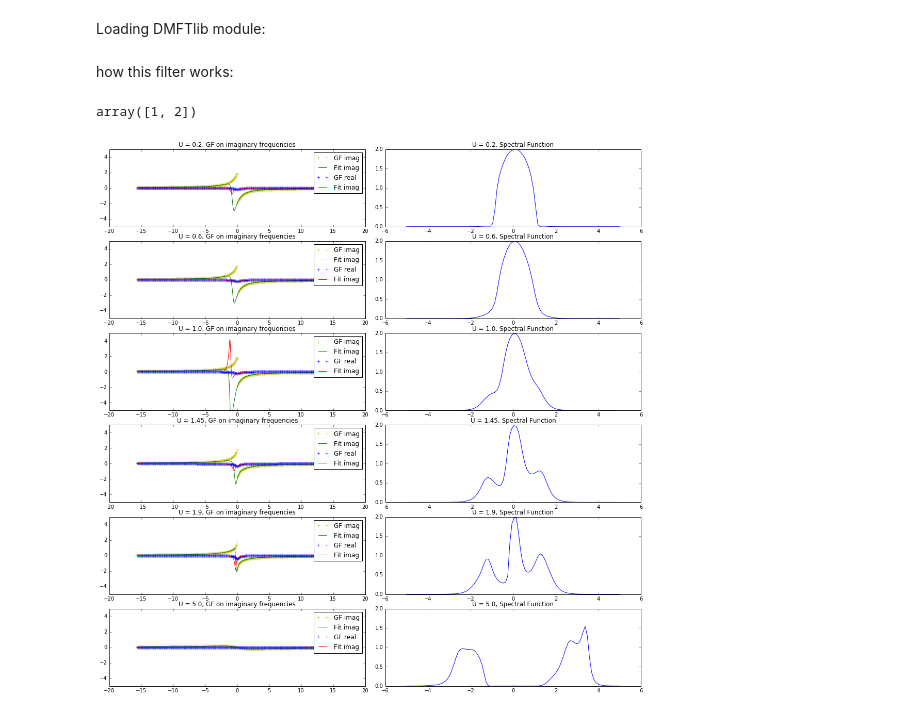
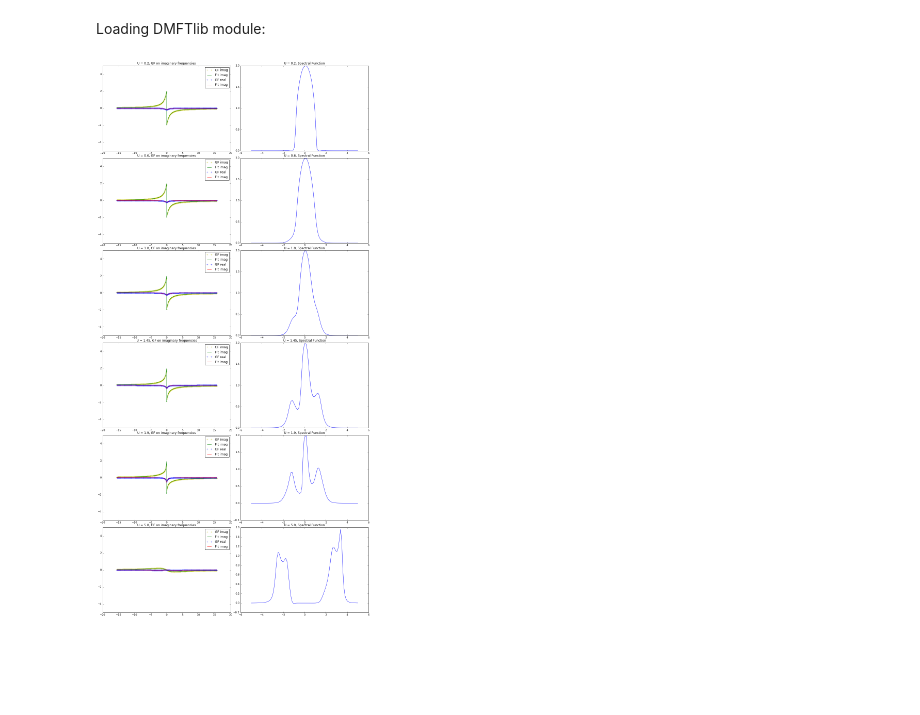
Before and after one commit to sprudel/DMFT, a Jupyter notebook: Zusammenführung/Mott_transition.ipynb, the cells around one changed output. Saved outputs shown, nothing was run; the diff lists cells and outputs as text; code cells hidden in the pictures; blank space fills up the shorter version.

Commit message:
modified Pade approx

```diff
--- a/Zusammenführung/Mott_transition.ipynb
+++ b/Zusammenführung/Mott_transition.ipynb
@@ -21,8 +21,9 @@ freq = DMFTlib.matsubara_freq(N) # matsubara frequencies, ordered according to n
 G0 = 1. / ( 1j*freq + 2. )
 Glocs = []
 U_list = np.array([0.2,0.6,1.,1.45,1.9,5.])
+#U_list = np.array([5.])
 numiter = 100
 for U in U_list:
     g_0 = G0
-    g_0, g_loc = DMFTlib.DMFT_loop(g_0,U,iterations=numiter,frac_new=0.7)
+    g_0, g_loc = DMFTlib.DMFT_loop(g_0,U,iterations=numiter,frac_new=1.)
     Glocs.append(g_loc)
@@ -34,32 +30,24 @@ filter_index = np.logical_and(filter_index,freq>0,freq<0.9*freq.max())
-# %% [markdown]
-how this filter works:
-# %%
-filter2 = np.array([True, True, False])
-x = np.array([1,2,3])
-x[filter2]
-# %% [output]
-array([1, 2])
 # %%
 eta = 1e-4
 plot_freq = np.linspace(-5.,5.,100)
-my_freq = plot_freq + eta*1j
+my_freq = plot_freq +  eta*1j
 
-fig, ax = plt.subplots(nrows=len(Glocs),ncols=2,figsize=(15,15))
+fig, ax = plt.subplots(nrows=len(Glocs),ncols=2,figsize=(15,30))
 fig.tight_layout()
 for index, gf in enumerate(Glocs):
-    padeapp = DMFTlib.PadeApproximation(1j*freq,gf,filter_index=filter_index)
+    padeapp = DMFTlib.PadeApproximation(1j*freq,gf,use_every=10)
     spectral_func = -padeapp(my_freq).imag
     fit_plot_freq = np.linspace(freq.min(),freq.max(),5000)
     fit_func = padeapp(1j*fit_plot_freq)
     ax[index,0].set_title("U = {}, GF on imaginary frequencies".format(U_list[index]))
     ax[index,0].plot(freq,gf.imag,'y+',label="GF imag")
     ax[index,0].plot(fit_plot_freq,fit_func.imag,'g-',label="Fit imag")
     ax[index,0].plot(freq,gf.real,'b+',label="GF real")
     ax[index,0].plot(fit_plot_freq,fit_func.real,'r-',label="Fit imag")
     ax[index,0].set_ylim(-5,5)
     ax[index,0].legend()
     ax[index,1].set_title("U = {}, Spectral Function".format(U_list[index]))
     ax[index,1].plot(plot_freq,spectral_func,'-')
-    ax[index,1].set_ylim(0,2)
+    #ax[index,1].set_ylim(0,2)
 # %% [output]
-[figure, old version]
+[figure, new version]
```
Also changed, not shown: parts of 1 cell of this notebook, 3 other files.
